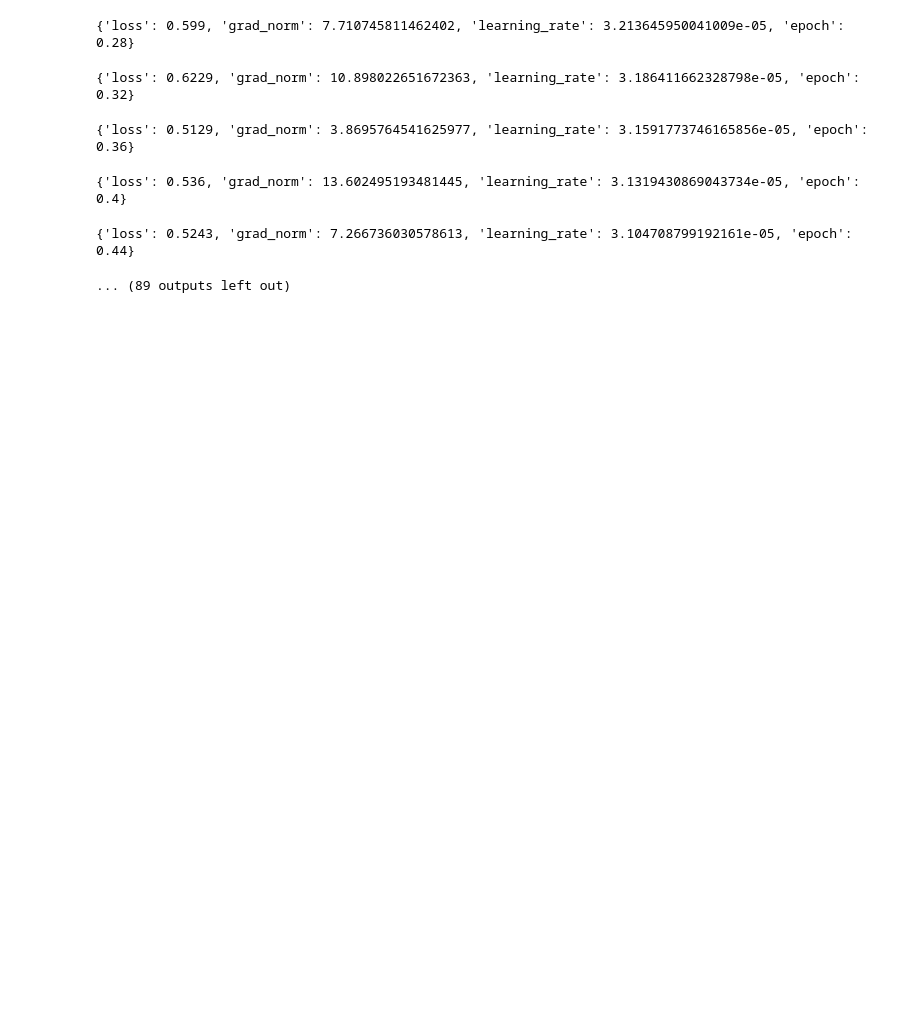
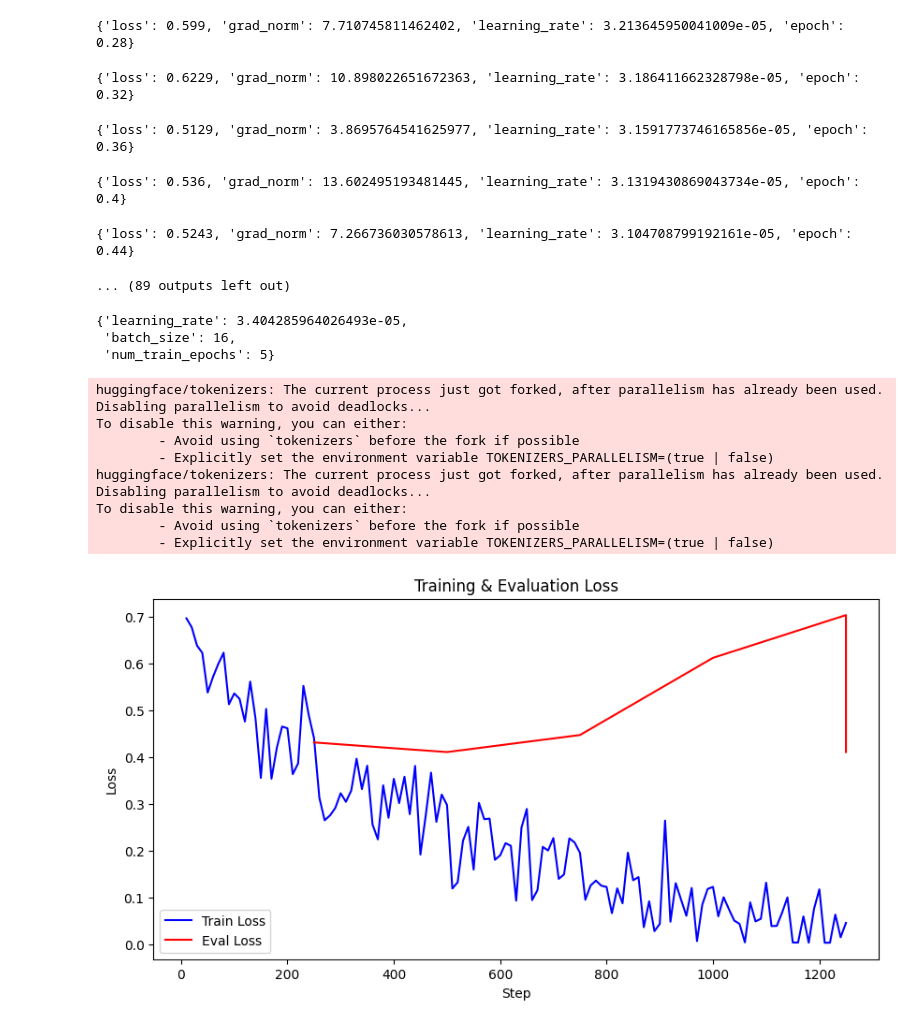
Before and after one commit to seanlai16/sentiment-analysis, a Jupyter notebook: custom_bert_with_preprocessing.ipynb, the cells around one changed output. Saved outputs shown, nothing was run; the diff lists cells and outputs as text; code cells hidden in the pictures; blank space fills up the shorter version.

```diff
--- a/custom_bert_with_preprocessing.ipynb
+++ b/custom_bert_with_preprocessing.ipynb
@@ -254,3 +254,38 @@ You should probably TRAIN this model on a down-stream task to be able to use it
 {'loss': 0.536, 'grad_norm': 13.602495193481445, 'learning_rate': 3.1319430869043734e-05, 'epoch': 0.4}
 {'loss': 0.5243, 'grad_norm': 7.266736030578613, 'learning_rate': 3.104708799192161e-05, 'epoch': 0.44}
 ... (89 outputs left out)
+# %%
+best_params
+# %% [output]
+{'learning_rate': 3.404285964026493e-05,
+ 'batch_size': 16,
+ 'num_train_epochs': 5}
+# %%
+import pandas as pd
+import matplotlib.pyplot as plt
+
+train_logs = trainer.state.log_history
+
+df = pd.DataFrame(train_logs)
+
+train_loss = df[df["loss"].notna()][["step", "loss"]]
+eval_loss = df[df["eval_loss"].notna()][["step", "eval_loss"]]
+
+plt.figure(figsize=(10, 5))
+plt.plot(train_loss["step"], train_loss["loss"], label="Train Loss", color="blue")
+plt.plot(eval_loss["step"], eval_loss["eval_loss"], label="Eval Loss", color="red")
+plt.xlabel("Step")
+plt.ylabel("Loss")
+plt.title("Training & Evaluation Loss")
+plt.legend()
+plt.show()
+# %% [output]
+huggingface/tokenizers: The current process just got forked, after parallelism has already been used. Disabling parallelism to avoid deadlocks...
+To disable this warning, you can either:
+        - Avoid using `tokenizers` before the fork if possible
+        - Explicitly set the environment variable TOKENIZERS_PARALLELISM=(true | false)
+huggingface/tokenizers: The current process just got forked, after parallelism has already been used. Disabling parallelism to avoid deadlocks...
+To disable this warning, you can either:
+        - Avoid using `tokenizers` before the fork if possible
+        - Explicitly set the environment variable TOKENIZERS_PARALLELISM=(true | false)
+[figure, added]
```
